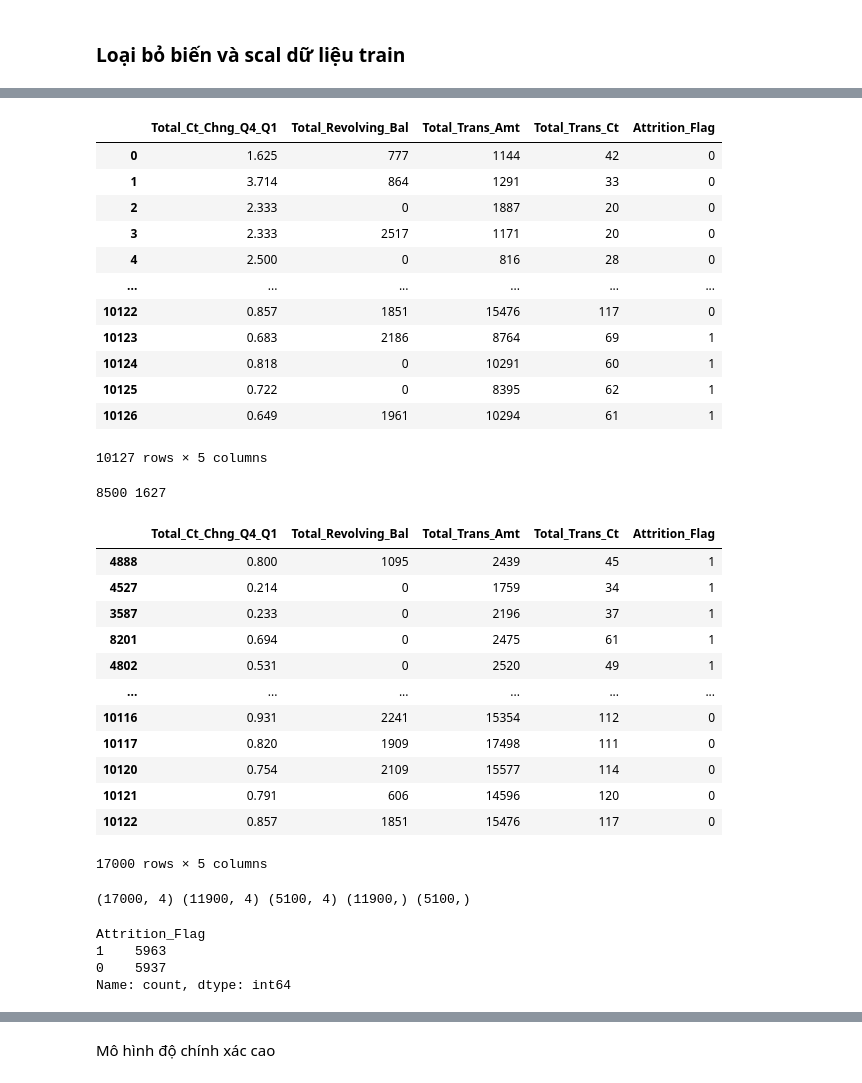
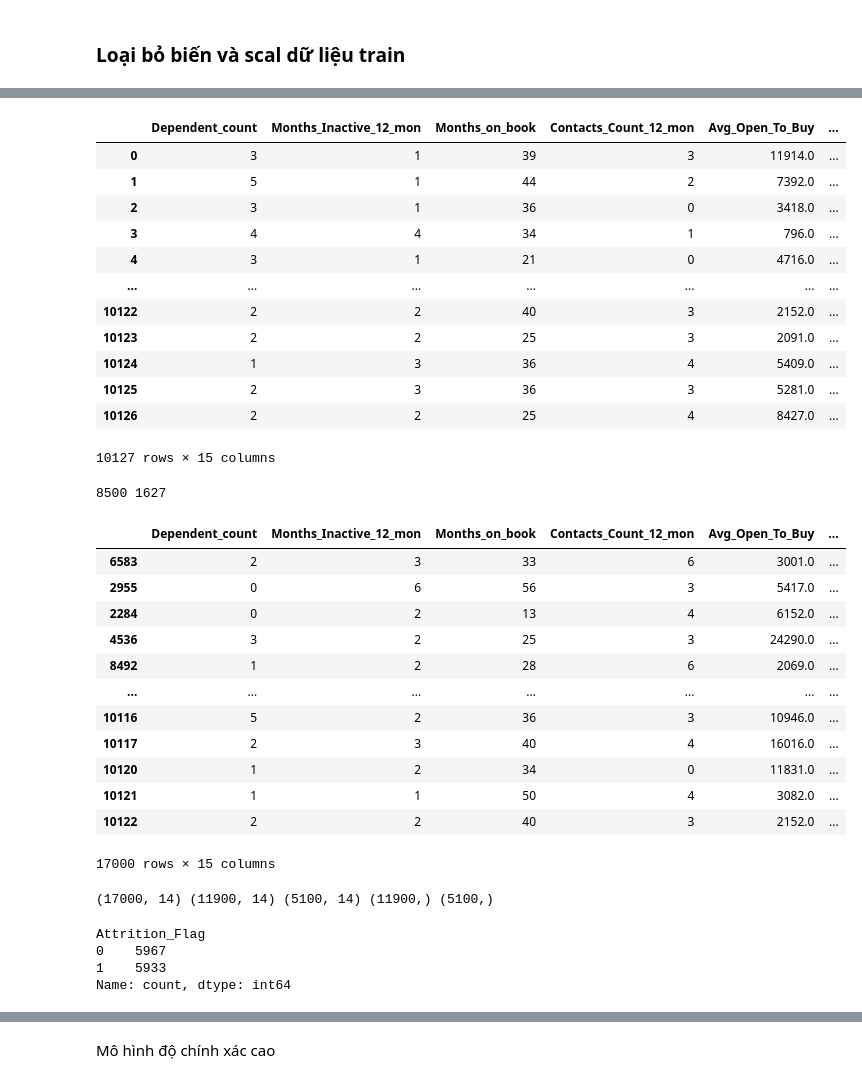
Before and after one commit to thien2972/DataAnalyst, a Jupyter notebook: credit_card_customer.ipynb, the cells around one changed output, grey strips where cells are left out. Drawn from its saved outputs; the diff is of its cells as text; code cells hidden in the pictures.

```diff
--- a/credit_card_customer.ipynb
+++ b/credit_card_customer.ipynb
@@ -590,7 +620,7 @@ Các chỉ số chưa cao lắm
 # %% [markdown]
 ### Loại bỏ biến và scal dữ liệu train
 # %%
-model_rf = RandomForestClassifier(n_estimators=250, max_depth = 1, random_state=0)
+model_rf = RandomForestClassifier(n_estimators=250, criterion='gini', random_state=0)
 model_rf.fit(x,y)
 temp = pd.Series(model_rf.feature_importances_, index=x.columns).sort_values(ascending=True)
 temp.plot(kind ='barh')
@@ -607,22 +637,22 @@ random_state=0 sets the seed used by the random
 # %%
-df_fi = df2[temp[temp > 0.1].index]
+df_fi = df2[temp[temp > 0.01].index]
 df_fi.head()
 df_scaled = pd.concat([df_fi,df1[['Attrition_Flag']]], axis=1)
 df_scaled
 # %% [output]
-|  | Total_Ct_Chng_Q4_Q1 | Total_Revolving_Bal | Total_Trans_Amt | Total_Trans_Ct | Attrition_Flag |
-| 0 | 1.625 | 777 | 1144 | 42 | 0 |
-| 1 | 3.714 | 864 | 1291 | 33 | 0 |
-| 2 | 2.333 | 0 | 1887 | 20 | 0 |
-| 3 | 2.333 | 2517 | 1171 | 20 | 0 |
-| 4 | 2.500 | 0 | 816 | 28 | 0 |
-| ... | ... | ... | ... | ... | ... |
-| 10122 | 0.857 | 1851 | 15476 | 117 | 0 |
-| 10123 | 0.683 | 2186 | 8764 | 69 | 1 |
-| 10124 | 0.818 | 0 | 10291 | 60 | 1 |
-| 10125 | 0.722 | 0 | 8395 | 62 | 1 |
-| 10126 | 0.649 | 1961 | 10294 | 61 | 1 |
+|  | Dependent_count | Months_Inactive_12_mon | Months_on_book | Contacts_Count_12_mon | Avg_Open_To_Buy | ... |
+| 0 | 3 | 1 | 39 | 3 | 11914.0 | ... |
+| 1 | 5 | 1 | 44 | 2 | 7392.0 | ... |
+| 2 | 3 | 1 | 36 | 0 | 3418.0 | ... |
+| 3 | 4 | 4 | 34 | 1 | 796.0 | ... |
+| 4 | 3 | 1 | 21 | 0 | 4716.0 | ... |
+| ... | ... | ... | ... | ... | ... | ... |
+| 10122 | 2 | 2 | 40 | 3 | 2152.0 | ... |
+| 10123 | 2 | 2 | 25 | 3 | 2091.0 | ... |
+| 10124 | 1 | 3 | 36 | 4 | 5409.0 | ... |
+| 10125 | 2 | 3 | 36 | 3 | 5281.0 | ... |
+| 10126 | 2 | 2 | 25 | 4 | 8427.0 | ... |
-10127 rows × 5 columns
+10127 rows × 15 columns
 # %%
 #imbalance Data
 df_class_1 = df_scaled[df_scaled['Attrition_Flag'] == 1]
@@ -637,19 +667,19 @@ df_test_over = pd.concat([df_class_1_over, df_class_0 ], axis = 0)
 df_class_1_over.shape
 df_test_over
 # %% [output]
-|  | Total_Ct_Chng_Q4_Q1 | Total_Revolving_Bal | Total_Trans_Amt | Total_Trans_Ct | Attrition_Flag |
-| 4888 | 0.800 | 1095 | 2439 | 45 | 1 |
-| 4527 | 0.214 | 0 | 1759 | 34 | 1 |
-| 3587 | 0.233 | 0 | 2196 | 37 | 1 |
-| 8201 | 0.694 | 0 | 2475 | 61 | 1 |
-| 4802 | 0.531 | 0 | 2520 | 49 | 1 |
-| ... | ... | ... | ... | ... | ... |
-| 10116 | 0.931 | 2241 | 15354 | 112 | 0 |
-| 10117 | 0.820 | 1909 | 17498 | 111 | 0 |
-| 10120 | 0.754 | 2109 | 15577 | 114 | 0 |
-| 10121 | 0.791 | 606 | 14596 | 120 | 0 |
-| 10122 | 0.857 | 1851 | 15476 | 117 | 0 |
+|  | Dependent_count | Months_Inactive_12_mon | Months_on_book | Contacts_Count_12_mon | Avg_Open_To_Buy | ... |
+| 6583 | 2 | 3 | 33 | 6 | 3001.0 | ... |
+| 2955 | 0 | 6 | 56 | 3 | 5417.0 | ... |
+| 2284 | 0 | 2 | 13 | 4 | 6152.0 | ... |
+| 4536 | 3 | 2 | 25 | 3 | 24290.0 | ... |
+| 8492 | 1 | 2 | 28 | 6 | 2069.0 | ... |
+| ... | ... | ... | ... | ... | ... | ... |
+| 10116 | 5 | 2 | 36 | 3 | 10946.0 | ... |
+| 10117 | 2 | 3 | 40 | 4 | 16016.0 | ... |
+| 10120 | 1 | 2 | 34 | 0 | 11831.0 | ... |
+| 10121 | 1 | 1 | 50 | 4 | 3082.0 | ... |
+| 10122 | 2 | 2 | 40 | 3 | 2152.0 | ... |
-17000 rows × 5 columns
+17000 rows × 15 columns
 # %%
 X = df_test_over.drop("Attrition_Flag", axis=1)
 y = df_test_over["Attrition_Flag"]
@@ -657,10 +687,10 @@ X_train, X_test, y_train, y_test = train_test_split(X, y, test_size=0.3)
 print(X.shape, X_train.shape, X_test.shape, y_train.shape, y_test.shape)
 y_train.value_counts()
 # %% [output]
-(17000, 4) (11900, 4) (5100, 4) (11900,) (5100,)
+(17000, 14) (11900, 14) (5100, 14) (11900,) (5100,)
 Attrition_Flag
-1    5963
-0    5937
+0    5967
+1    5933
 Name: count, dtype: int64
 # %%
 
```
Also changed, not shown: parts of 11 cells of this notebook.
